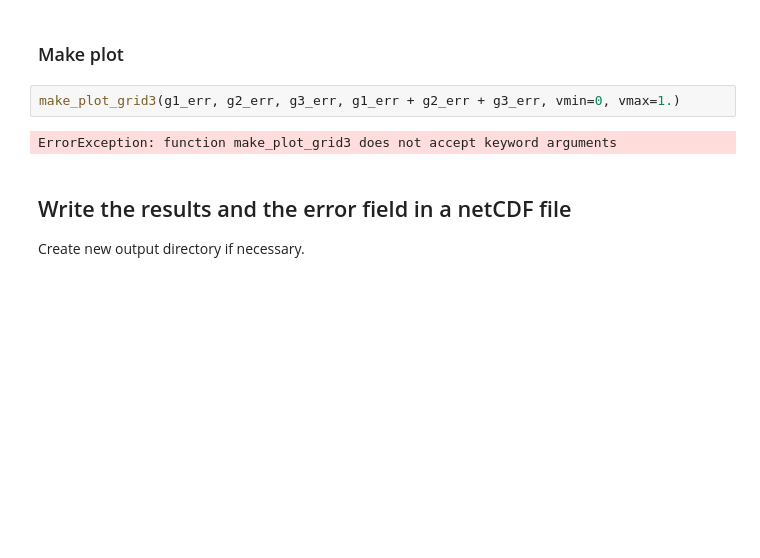
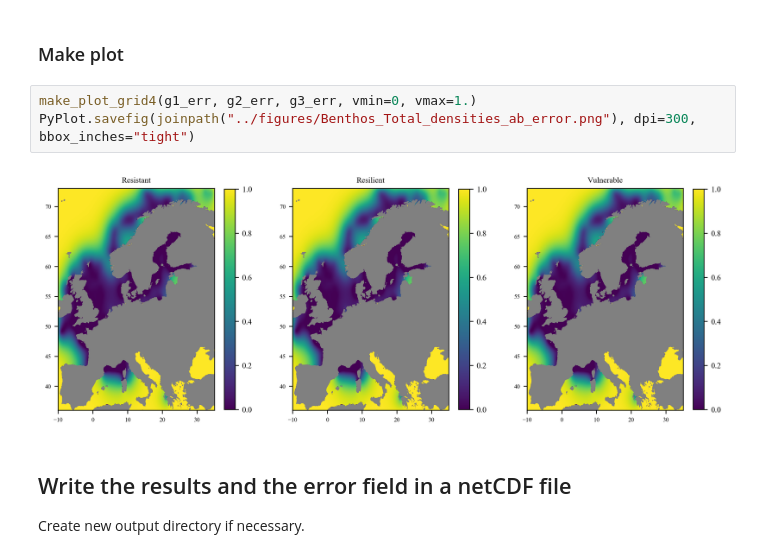
Before and after one commit to gher-uliege/DIVAndNN.jl, a Jupyter notebook: notebooks/make_benthos_products.ipynb, the cells around one changed output. Cells and saved outputs as stored; diff of their text form; blank space fills up the shorter version.

Commit message:
finalised notebooks for fish and benthos

```diff
--- a/notebooks/make_benthos_products.ipynb
+++ b/notebooks/make_benthos_products.ipynb
@@ -175,9 +170,10 @@ g1_err, g2_err, g3_err = compute_error(obslon, obslat, g1, g2, g3);
 # %% [markdown]
 ### Make plot
 # %%
-make_plot_grid3(g1_err, g2_err, g3_err, g1_err + g2_err + g3_err, vmin=0, vmax=1.)
+make_plot_grid4(g1_err, g2_err, g3_err, vmin=0, vmax=1.)
+PyPlot.savefig(joinpath("../figures/Benthos_Total_densities_ab_error.png"), dpi=300, bbox_inches="tight")
 # %% [output]
-ErrorException: function make_plot_grid3 does not accept keyword arguments
+[figure, added]
 # %% [markdown]
 ## Write the results and the error field in a netCDF file
 Create new output directory if necessary.
```
Also changed, not shown: parts of 15 cells of this notebook, 1 other file.
